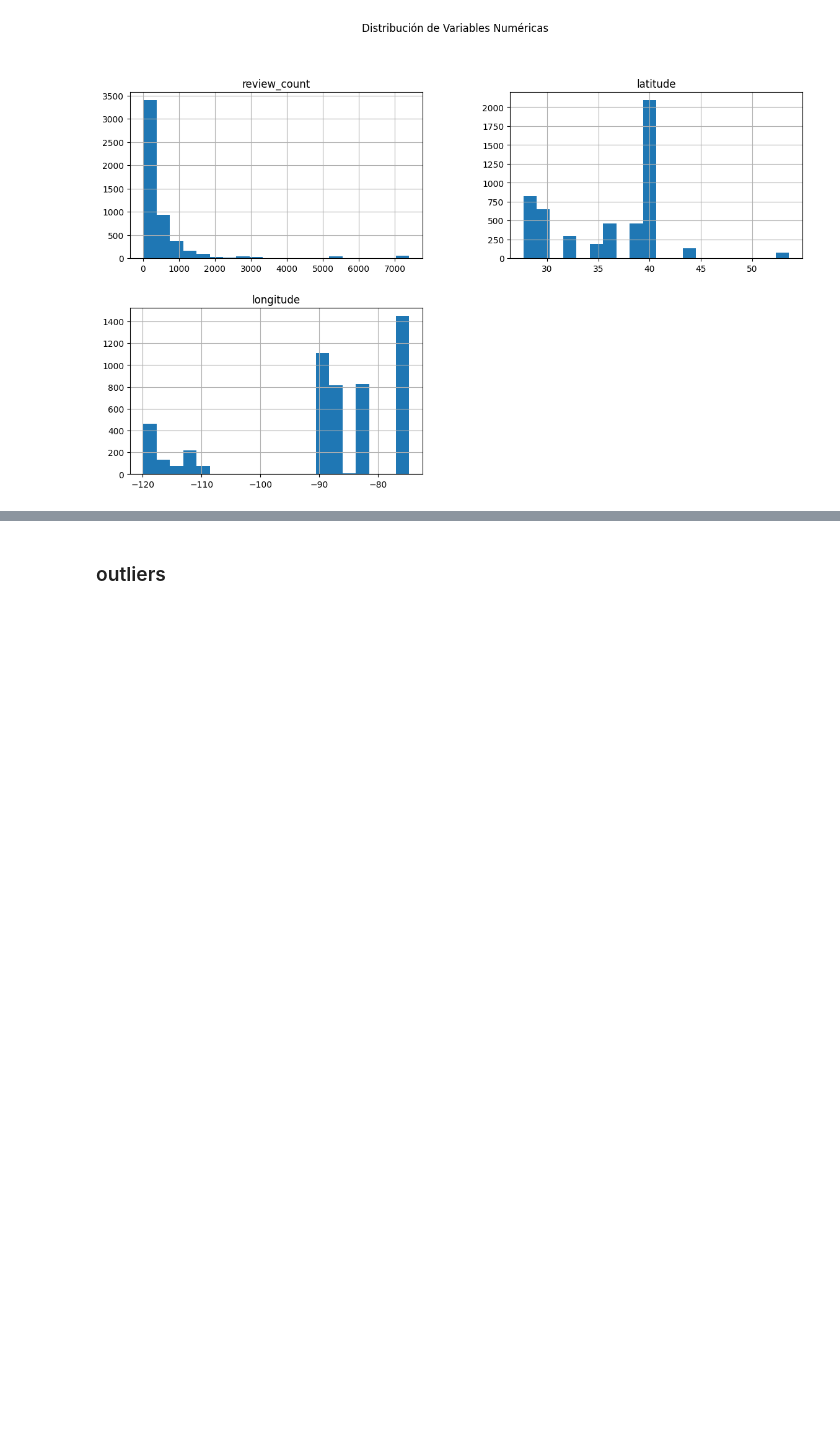
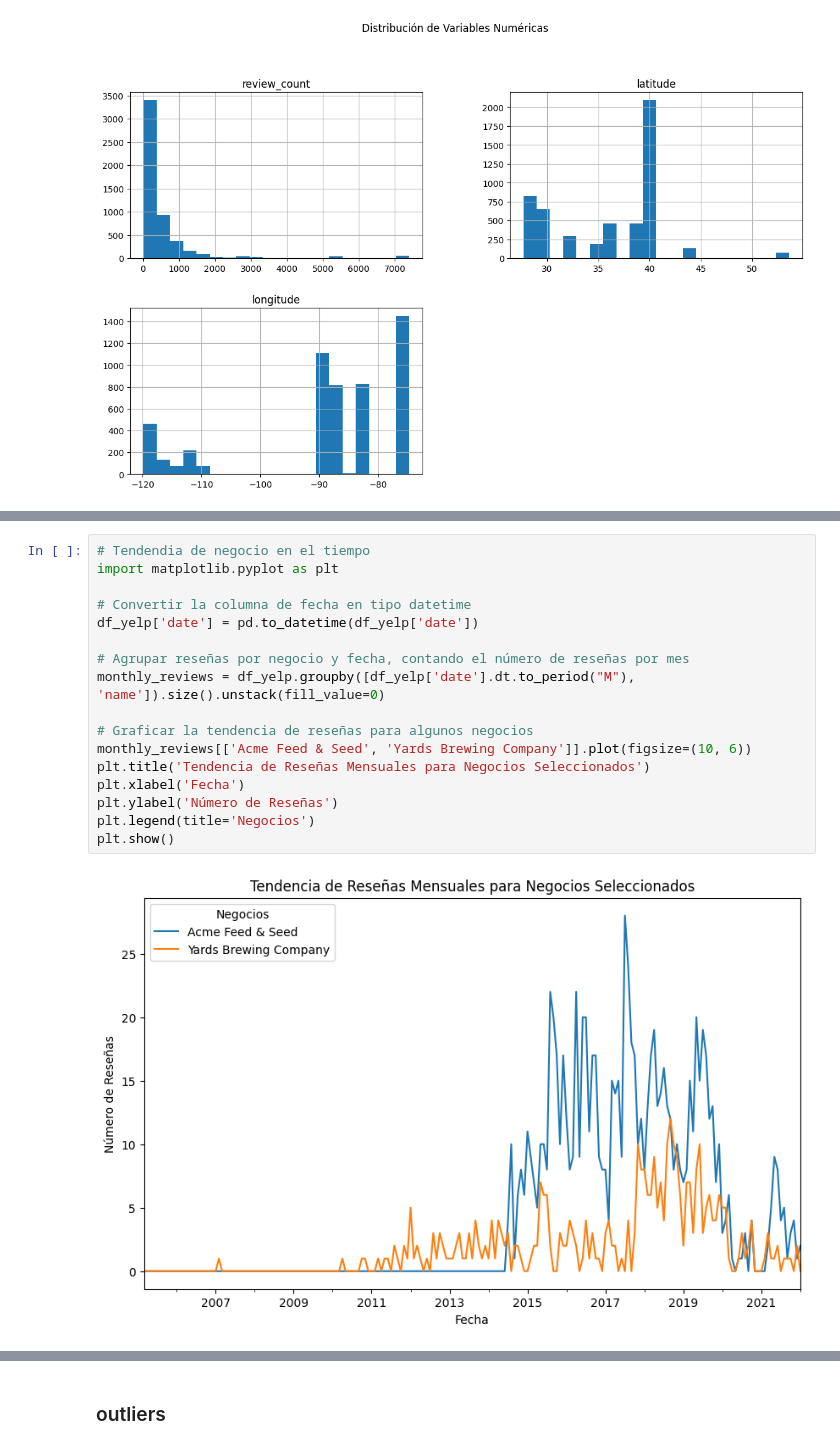
Before and after one commit to wanfer3434/mi-app-streamlit, a Jupyter notebook: sprint1/EDA.ipynb, the cells around one changed output, grey strips where cells are left out. Cells and saved outputs as stored; diff of their text form; blank space fills up the shorter version.

```diff
--- a/sprint1/EDA.ipynb
+++ b/sprint1/EDA.ipynb
@@ -103,0 +247,19 @@ Text(0.5, 1.02, 'Distribución de Variables Numéricas')
+# %%
+# Tendendia de negocio en el tiempo
+import matplotlib.pyplot as plt
+
+# Convertir la columna de fecha en tipo datetime
+df_yelp['date'] = pd.to_datetime(df_yelp['date'])
+
+# Agrupar reseñas por negocio y fecha, contando el número de reseñas por mes
+monthly_reviews = df_yelp.groupby([df_yelp['date'].dt.to_period("M"), 'name']).size().unstack(fill_value=0)
+
+# Graficar la tendencia de reseñas para algunos negocios
+monthly_reviews[['Acme Feed & Seed', 'Yards Brewing Company']].plot(figsize=(10, 6))
+plt.title('Tendencia de Reseñas Mensuales para Negocios Seleccionados')
+plt.xlabel('Fecha')
+plt.ylabel('Número de Reseñas')
+plt.legend(title='Negocios')
+plt.show()
+# %% [output]
+[figure, added]
```
Also changed, not shown: parts of 20 cells of this notebook.
